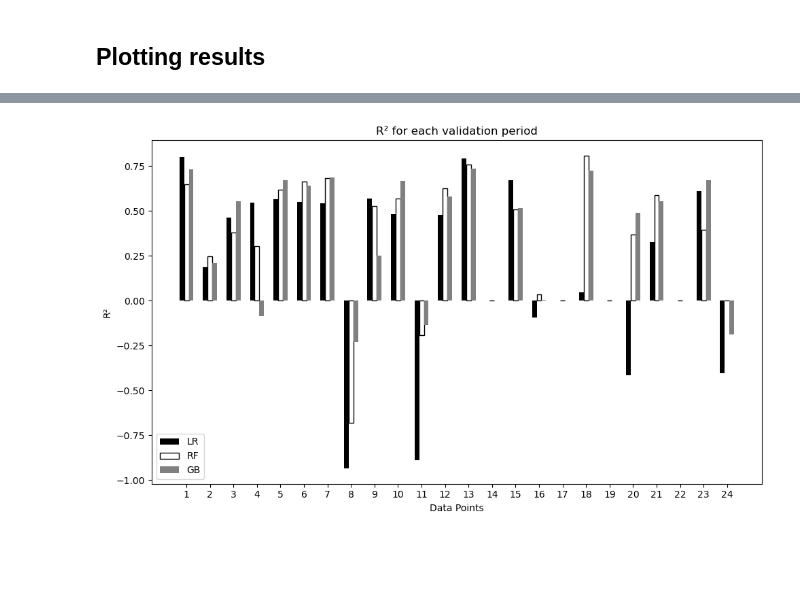
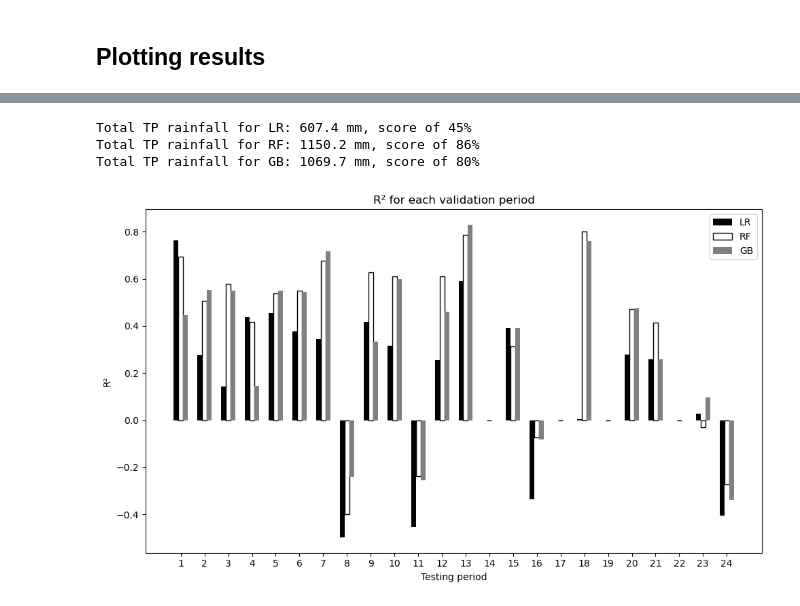
Before and after one commit to rod-xavier/geoacoustics, a Jupyter notebook: sound_of_rainfall.ipynb, the cells around one changed output, grey strips where cells are left out. Saved outputs shown, nothing was run; the diff lists cells and outputs as text; code cells hidden in the pictures; blank space fills up the shorter version.

```diff
--- a/sound_of_rainfall.ipynb
+++ b/sound_of_rainfall.ipynb
@@ -249,8 +218,10 @@ Now running period 2023-06-04 to 2023-06-13
 # %% [markdown]
 ## Plotting results
 # %%
+path = r"C:\Users\55149\OneDrive\Documentos\Sound of rainfall"
+
 # List CSV files in the folder
-csv_files = [file for file in os.listdir(csv_path) if file.endswith('.csv')]
+csv_files = [file for file in os.listdir(path) if file.endswith('.csv')]
 
 # Initialize an empty list to store individual DataFrames
 dfs = []
@@ -414,3 +417,16 @@ Total false alarm rainfall for GB: 17.6 mm
+# %%
+tp_lr = df.loc[df.y_test > 0].y_linear.sum().round(decimals=1)
+tp_rf = df.loc[df.y_test > 0].y_rf.sum().round(decimals=1)
+tp_gb = df.loc[df.y_test > 0].y_gb.sum().round(decimals=1)
+tp = df.loc[df.y_test > 0].y_test.sum()
+
+print(f'Total TP rainfall for LR: {tp_lr} mm, score of {round(tp_lr/tp * 100)}%')
+print(f'Total TP rainfall for RF: {tp_rf} mm, score of {round(tp_rf/tp * 100)}%')
+print(f'Total TP rainfall for GB: {tp_gb} mm, score of {round(tp_gb/tp * 100)}%')
+# %% [output]
+Total TP rainfall for LR: 607.4 mm, score of 45%
+Total TP rainfall for RF: 1150.2 mm, score of 86%
+Total TP rainfall for GB: 1069.7 mm, score of 80%
 # %%
 os.chdir(r"C:\Users\55149\OneDrive\Documentos\Sound of rainfall")
 
@@ -420,40 +436,41 @@ r2_gb = []
 
 for file in os.listdir(r"C:\Users\55149\OneDrive\Documentos\Sound of rainfall"):
 
-    df = pd.read_csv(file,index_col=0,parse_dates=True)
-    df = df[df['y_test'] > 0]
+    if file.endswith('.csv'):
+        df = pd.read_csv(file,index_col=0,parse_dates=True)
+        df = df[df['y_test'] > 0]
 
-    try:
-        r2_lr.append(r2_score(df.y_test.values, df.y_linear.values))
-        r2_rf.append(r2_score(df.y_test.values, df.y_rf.values))
-        r2_gb.append(r2_score(df.y_test.values, df.y_gb.values))
+        try:
+            r2_lr.append(r2_score(df.y_test.values, df.y_linear.values))
+            r2_rf.append(r2_score(df.y_test.values, df.y_rf.values))
+            r2_gb.append(r2_score(df.y_test.values, df.y_gb.values))
 
-    except ValueError:
-        r2_lr.append(0)
-        r2_rf.append(0)
-        r2_gb.append(0)
+        except ValueError:
+            r2_lr.append(0)
+            r2_rf.append(0)
+            r2_gb.append(0)
 # %%
 # X-axis positions for the groups
 x = np.arange(len(r2_lr))
 
 # Width of each bar
 bar_width = 0.2  # You can adjust this value based on your preference
 
 # Create the bar plot
 plt.figure(figsize=(10,6))
 plt.bar(x, r2_lr, width=bar_width, label='LR',color='black')
 plt.bar(x + bar_width, r2_rf, width=bar_width, label='RF',color='white',edgecolor='black')
 plt.bar(x + 2 * bar_width, r2_gb, width=bar_width, label='GB',color='gray')
 
 # Set labels, title, and legend
-plt.xlabel('Data Points')
+plt.xlabel('Testing period')
 plt.ylabel('R²')
 plt.title('R² for each validation period')
 plt.xticks(x + bar_width, range(1, len(r2_lr) + 1))  # Assuming data points are numbered from 1 to num_points
 plt.legend()
 
 # Show the plot
 plt.tight_layout()  # Ensures labels fit within the figure area
 plt.show()
 # %% [output]
-[figure, old version]
+[figure, new version]
```
Also changed, not shown: parts of 8 cells of this notebook.
